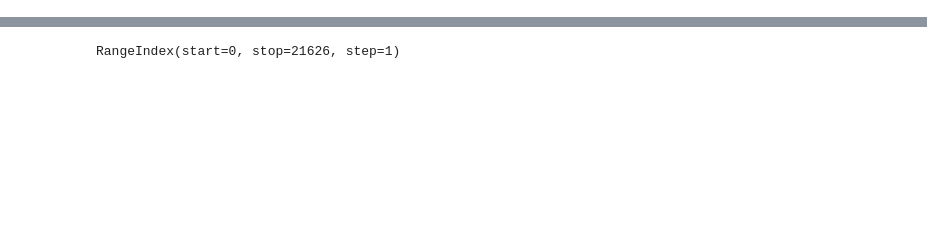
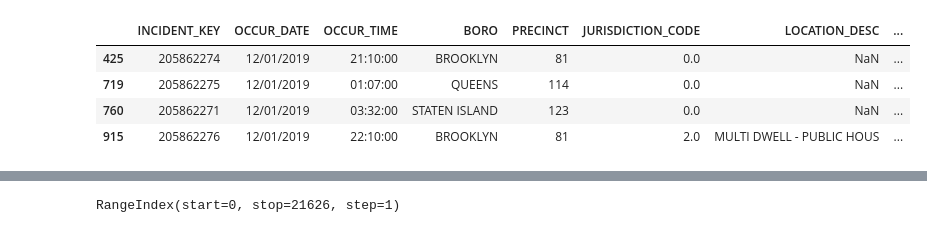
Before and after one commit to lep511/pexplorer, a Jupyter notebook: _pexplorer_test.ipynb, the cells around one changed output, grey strips where cells are left out. Cells and saved outputs as stored; diff of their text form; code cells hidden in the pictures; blank space fills up the shorter version.

```diff
--- a/_pexplorer_test.ipynb
+++ b/_pexplorer_test.ipynb
@@ -6,0 +36,8 @@ df = pd.read_csv(r"H:\BOOK\CSV\NYPD_Shooting_Incident_Data__Historic_.csv")
+# %%
+px.any_value(df, "12/01/2019")
+# %% [output]
+|  | INCIDENT_KEY | OCCUR_DATE | OCCUR_TIME | BORO | PRECINCT | JURISDICTION_CODE | LOCATION_DESC | ... |
+| 425 | 205862274 | 12/01/2019 | 21:10:00 | BROOKLYN | 81 | 0.0 | NaN | ... |
+| 719 | 205862275 | 12/01/2019 | 01:07:00 | QUEENS | 114 | 0.0 | NaN | ... |
+| 760 | 205862271 | 12/01/2019 | 03:32:00 | STATEN ISLAND | 123 | 0.0 | NaN | ... |
+| 915 | 205862276 | 12/01/2019 | 22:10:00 | BROOKLYN | 81 | 2.0 | MULTI DWELL - PUBLIC HOUS | ... |
```
Also changed, not shown: parts of 10 cells of this notebook, 2 other files.
